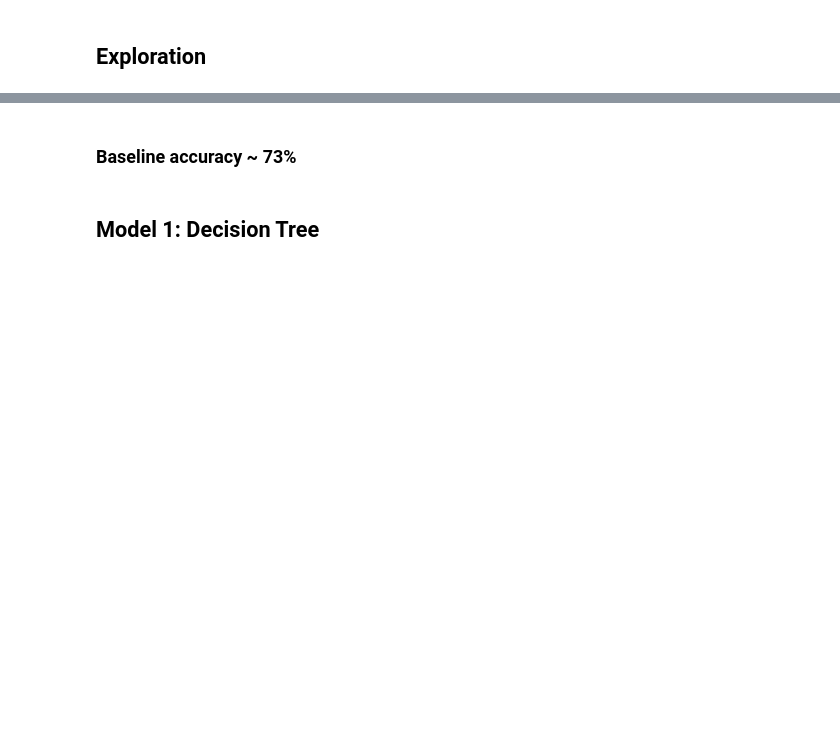
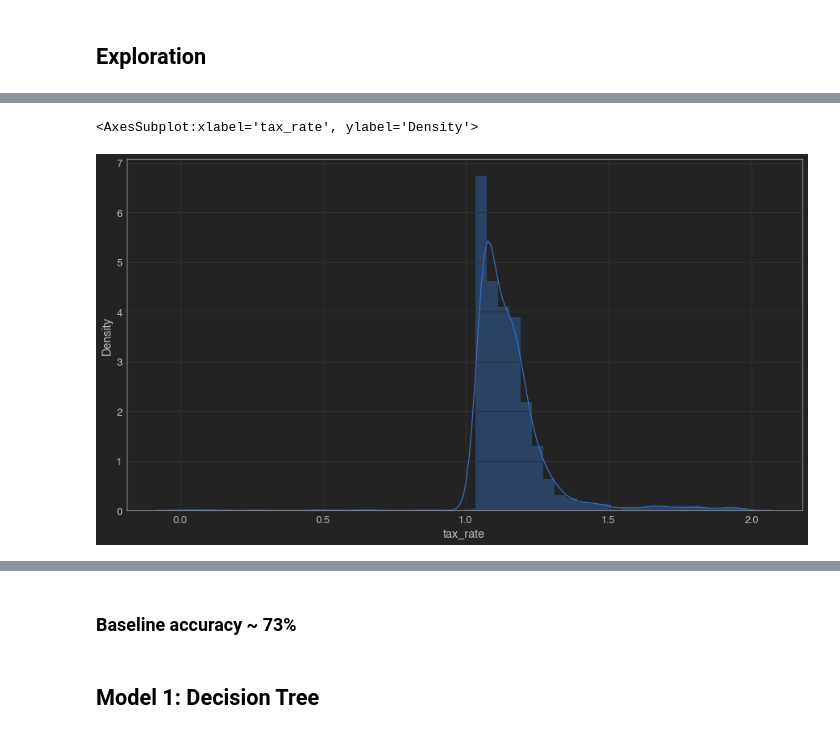
Before and after one commit to Ken-Alviola/Regression-Project-Zillow, a Jupyter notebook: Regression_Project_Zillow.ipynb, the cells around one changed output, grey strips where cells are left out. Saved outputs shown, nothing was run; the diff lists cells and outputs as text; code cells hidden in the pictures; blank space fills up the shorter version.

```diff
--- a/Regression_Project_Zillow.ipynb
+++ b/Regression_Project_Zillow.ipynb
@@ -82,0 +152,7 @@ explore.explore_univariate(zillow, cat_vars, quant_vars)
+# %%
+#tax rate distribution for Ventura county
+plt.figure(figsize=(15,8))
+sns.distplot(zillow[(zillow.fips == 6111)&(zillow.tax_rate < 2)].tax_rate)
+# %% [output]
+<AxesSubplot:xlabel='tax_rate', ylabel='Density'>
+[figure, added]
```
Also changed, not shown: parts of 51 cells of this notebook, 2 other files.
